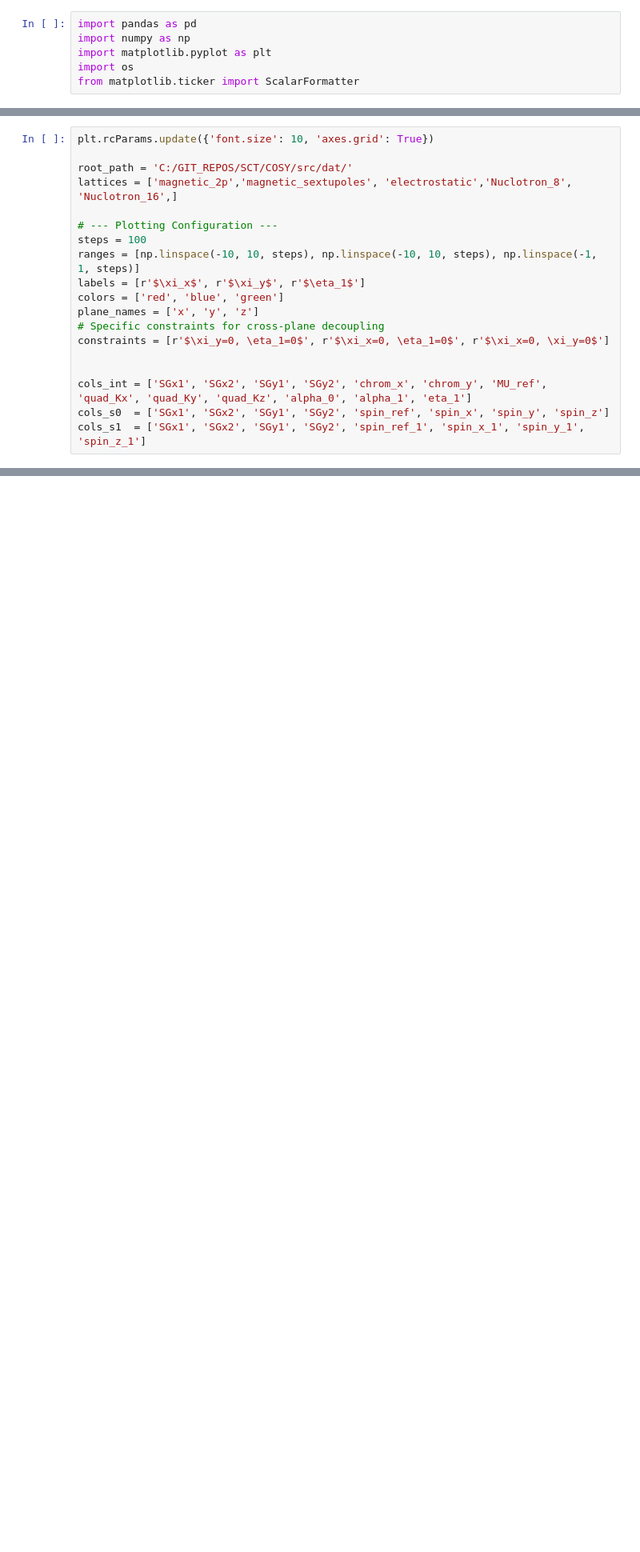
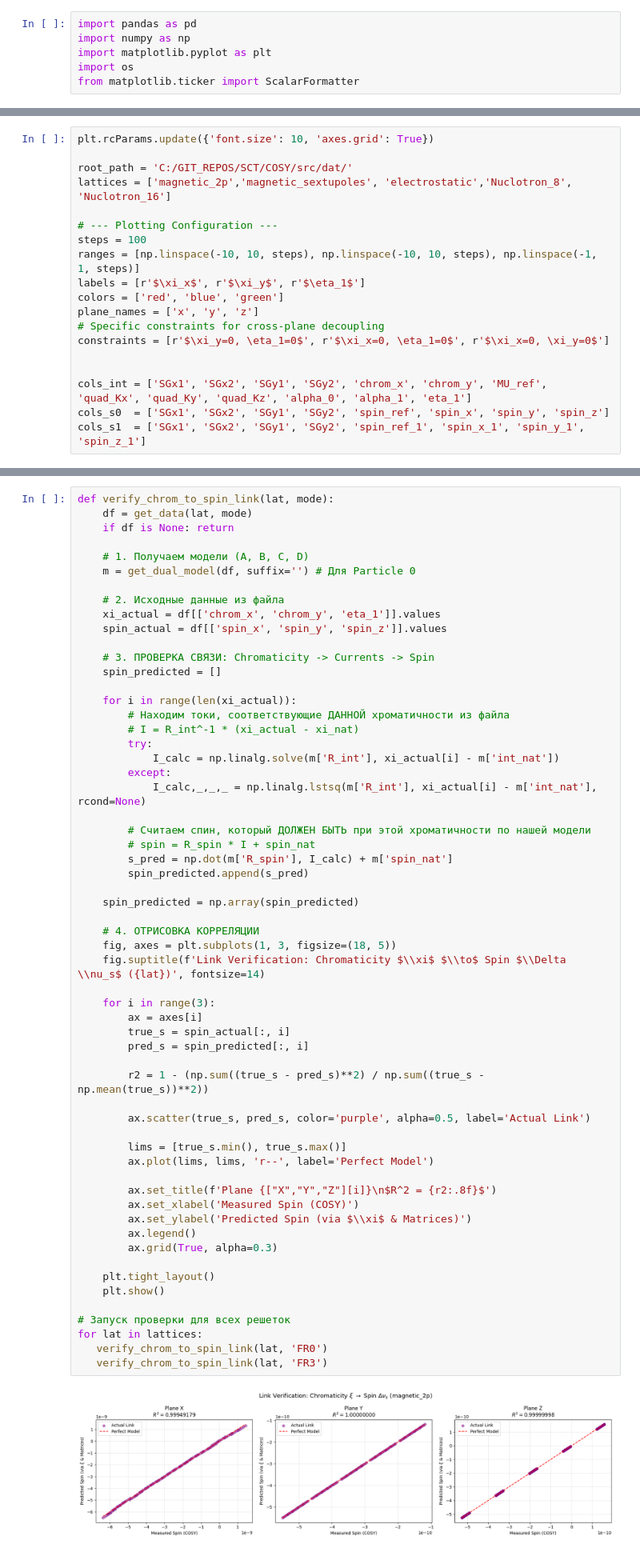
Before and after one commit to sergeybell/SCT, a Jupyter notebook: COSY/analysis/Map_lat.ipynb, the cells around one changed output, grey strips where cells are left out. Shown at 80% size. Saved outputs shown, nothing was run; the diff lists cells and outputs as text; blank space fills up the shorter version.

```diff
--- a/COSY/analysis/Map_lat.ipynb
+++ b/COSY/analysis/Map_lat.ipynb
@@ -48,7 +40,7 @@ The response analysis is performed by scanning one parameter while enforcing zer
 plt.rcParams.update({'font.size': 10, 'axes.grid': True})
 
 root_path = 'C:/GIT_REPOS/SCT/COSY/src/dat/'
-lattices = ['magnetic_2p','magnetic_sextupoles', 'electrostatic','Nuclotron_8', 'Nuclotron_16',]
+lattices = ['magnetic_2p','magnetic_sextupoles', 'electrostatic','Nuclotron_8', 'Nuclotron_16']
 
 # --- Plotting Configuration ---
 steps = 100
@@ -457,0 +482,61 @@ for lat in lattices:
+# %%
+def verify_chrom_to_spin_link(lat, mode):
+    df = get_data(lat, mode)
+    if df is None: return
+
+    # 1. Получаем модели (A, B, C, D)
+    m = get_dual_model(df, suffix='') # Для Particle 0
+
+    # 2. Исходные данные из файла
+    xi_actual = df[['chrom_x', 'chrom_y', 'eta_1']].values
+    spin_actual = df[['spin_x', 'spin_y', 'spin_z']].values
+
+    # 3. ПРОВЕРКА СВЯЗИ: Chromaticity -> Currents -> Spin
+    spin_predicted = []
+
+    for i in range(len(xi_actual)):
+        # Находим токи, соответствующие ДАННОЙ хроматичности из файла
+        # I = R_int^-1 * (xi_actual - xi_nat)
+        try:
+            I_calc = np.linalg.solve(m['R_int'], xi_actual[i] - m['int_nat'])
+        except:
+            I_calc,_,_,_ = np.linalg.lstsq(m['R_int'], xi_actual[i] - m['int_nat'], rcond=None)
+
+        # Считаем спин, который ДОЛЖЕН БЫТЬ при этой хроматичности по нашей модели
+        # spin = R_spin * I + spin_nat
+        s_pred = np.dot(m['R_spin'], I_calc) + m['spin_nat']
+        spin_predicted.append(s_pred)
+
+    spin_predicted = np.array(spin_predicted)
+
+    # 4. ОТРИСОВКА КОРРЕЛЯЦИИ
+    fig, axes = plt.subplots(1, 3, figsize=(18, 5))
+    fig.suptitle(f'Link Verification: Chromaticity $\\xi$ $\\to$ Spin $\\Delta \\nu_s$ ({lat})', fontsize=14)
+
+    for i in range(3):
+        ax = axes[i]
+        true_s = spin_actual[:, i]
+        pred_s = spin_predicted[:, i]
+
+        r2 = 1 - (np.sum((true_s - pred_s)**2) / np.sum((true_s - np.mean(true_s))**2))
+
+        ax.scatter(true_s, pred_s, color='purple', alpha=0.5, label='Actual Link')
+
+        lims = [true_s.min(), true_s.max()]
+        ax.plot(lims, lims, 'r--', label='Perfect Model')
+
+        ax.set_title(f'Plane {["X","Y","Z"][i]}\n$R^2 = {r2:.8f}$')
+        ax.set_xlabel('Measured Spin (COSY)')
+        ax.set_ylabel('Predicted Spin (via $\\xi$ & Matrices)')
+        ax.legend()
+        ax.grid(True, alpha=0.3)
+
+    plt.tight_layout()
+    plt.show()
+
+# Запуск проверки для всех решеток
+for lat in lattices:
+   verify_chrom_to_spin_link(lat, 'FR0')
+   verify_chrom_to_spin_link(lat, 'FR3')
+# %% [output]
+[figure, added]
```
Also changed, not shown: parts of 7 cells of this notebook, 8 other files.
